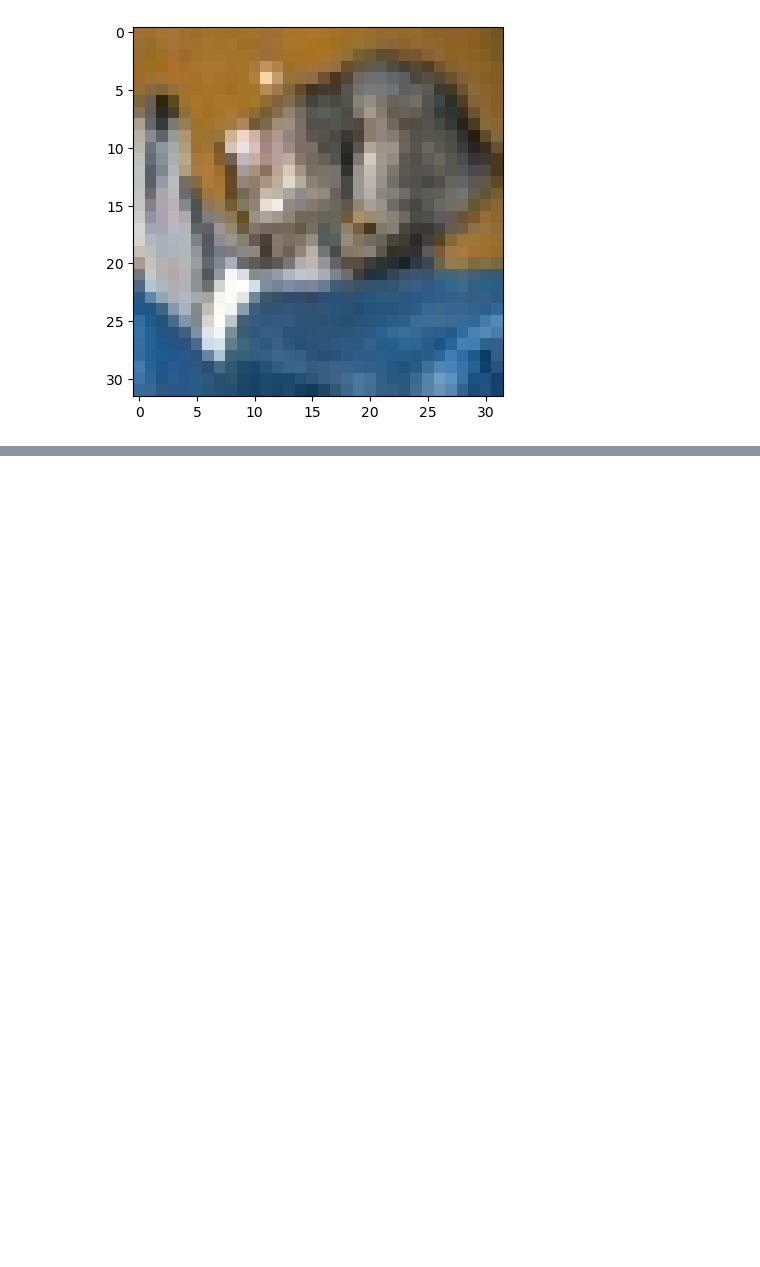
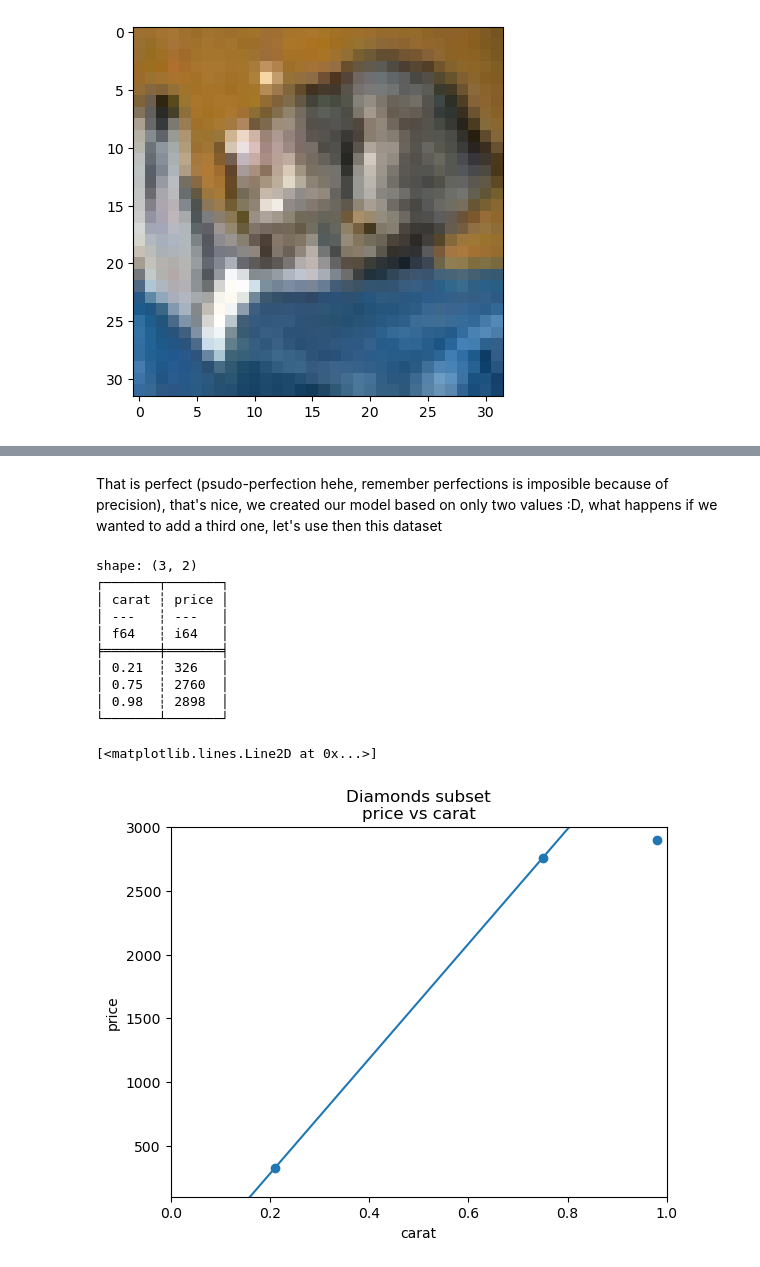
Before and after one commit to Robdres/Deep_learning, a Jupyter notebook: 4_machine_learning.ipynb, the cells around one changed output, grey strips where cells are left out. Drawn from its saved outputs; the diff is of its cells as text; code cells hidden in the pictures; blank space fills up the shorter version.

```diff
--- a/4_machine_learning.ipynb
+++ b/4_machine_learning.ipynb
@@ -235,0 +389,20 @@ We are going to look further in the next steps.
+# %% [markdown]
+That is perfect (psudo-perfection hehe, remember perfections is imposible because of precision), that's nice, we created our model based on only two values :D, what happens if we wanted to add a third one, let's use then this dataset
+# %%
+subset = dataset[["carat","price"]][[1,100,1002]]
+print(subset)
+plot_subset(subset)
+plt.plot(x,prediction(x))
+# %% [output]
+shape: (3, 2)
+┌───────┬───────┐
+│ carat ┆ price │
+│ ---   ┆ ---   │
+│ f64   ┆ i64   │
+╞═══════╪═══════╡
+│ 0.21  ┆ 326   │
+│ 0.75  ┆ 2760  │
+│ 0.98  ┆ 2898  │
+└───────┴───────┘
+[<matplotlib.lines.Line2D at 0x...>]
+[figure, added]
```
Also changed, not shown: parts of 55 cells of this notebook, 2 other files.
